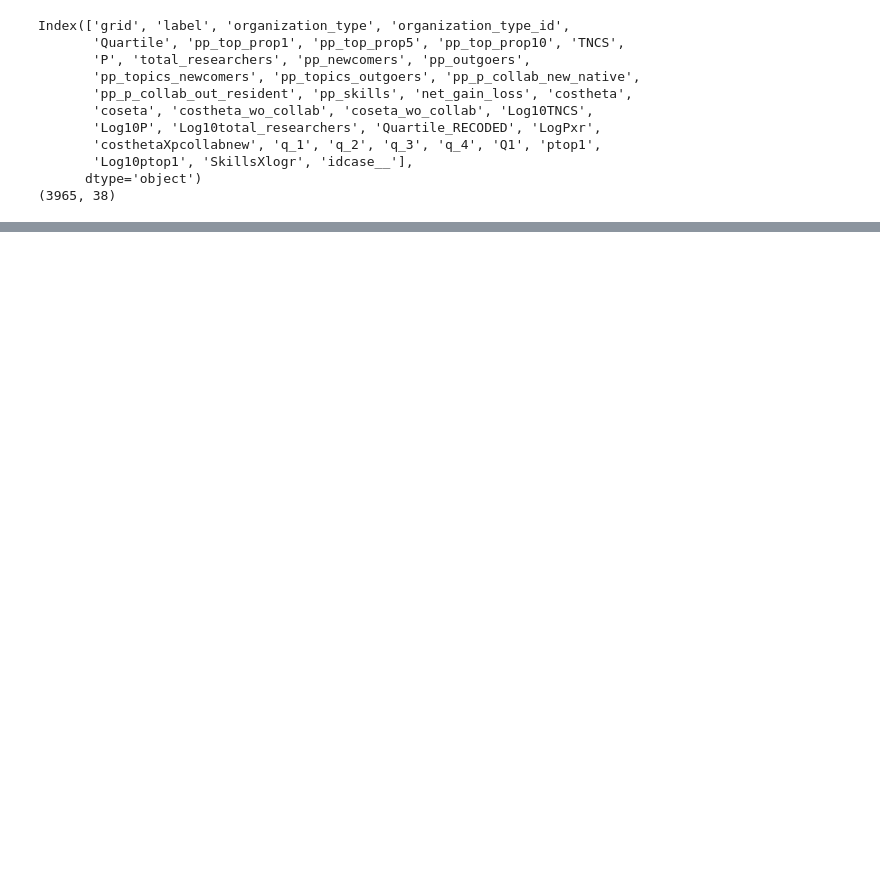
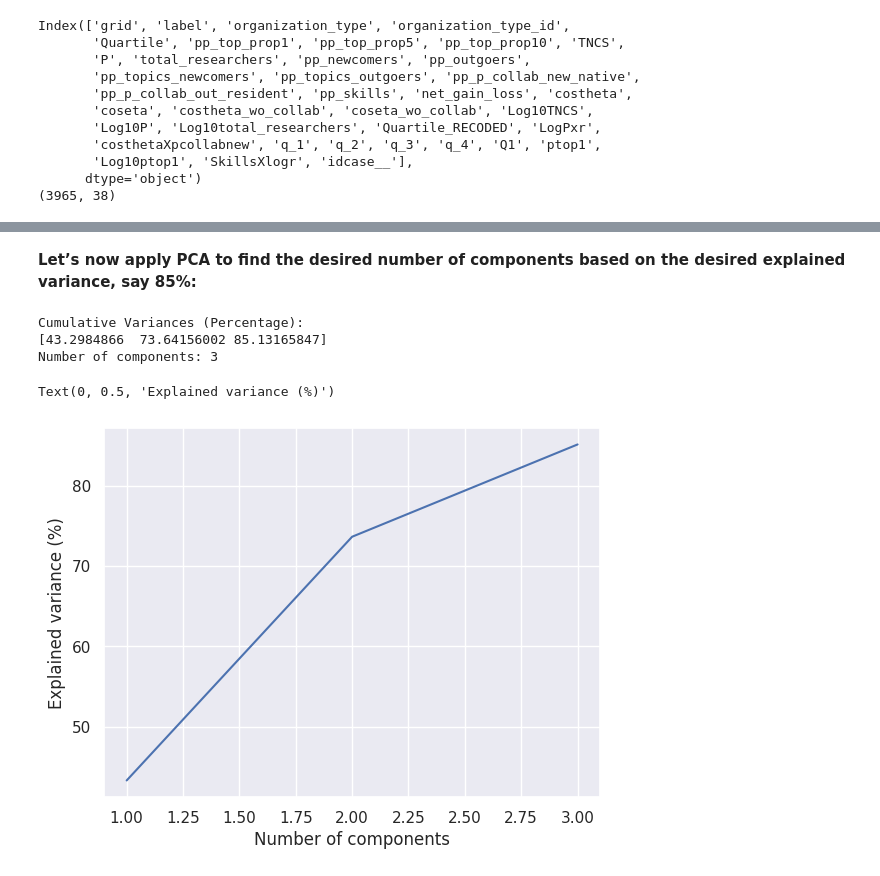
Before and after one commit to MarciaFG/scimobility, a Jupyter notebook: AlignP_PCA.ipynb, the cells around one changed output, grey strips where cells are left out. Saved outputs shown, nothing was run; the diff lists cells and outputs as text; code cells hidden in the pictures; blank space fills up the shorter version.

```diff
--- a/AlignP_PCA.ipynb
+++ b/AlignP_PCA.ipynb
@@ -102,0 +108,10 @@ Index(['grid', 'label', 'organization_type', 'organization_type_id',
+# %%
+# subsetting the important features
+df.drop(['LogPxr', 'costhetaXpcollabnew','q_1', 'q_2'\
+         , 'q_3', 'q_4', 'Q1', 'Log10ptop1', 'SkillsXlogr'\
+         , 'idcase__', 'net_gain_loss', 'Log10TNCS', 'Log10P'\
+         , 'Log10total_researchers', 'Quartile_RECODED', 'ptop1']\
+         , axis=1, inplace=True)
+
+print(df.columns)
+print(df.shape)
@@ -106,0 +263,18 @@ Index(['grid', 'label', 'organization_type', 'organization_type_id',
+# %% [markdown]
+**Let’s now apply PCA to find the desired number of components based on the desired explained variance, say 85%:**
+# %%
+pca = PCA(n_components = 0.84)
+pca.fit(X_costheta_predictors)
+print("Cumulative Variances (Percentage):")
+print(np.cumsum(pca.explained_variance_ratio_ * 100))
+components = len(pca.explained_variance_ratio_)
+print(f'Number of components: {components}')# Make the scree plot
+plt.plot(range(1, components + 1), np.cumsum(pca.explained_variance_ratio_ * 100))
+plt.xlabel("Number of components")
+plt.ylabel("Explained variance (%)")
+# %% [output]
+Cumulative Variances (Percentage):
+[43.2984866  73.64156002 85.13165847]
+Number of components: 3
+Text(0, 0.5, 'Explained variance (%)')
+[figure, added]
```
Also changed, not shown: parts of 24 cells of this notebook.
